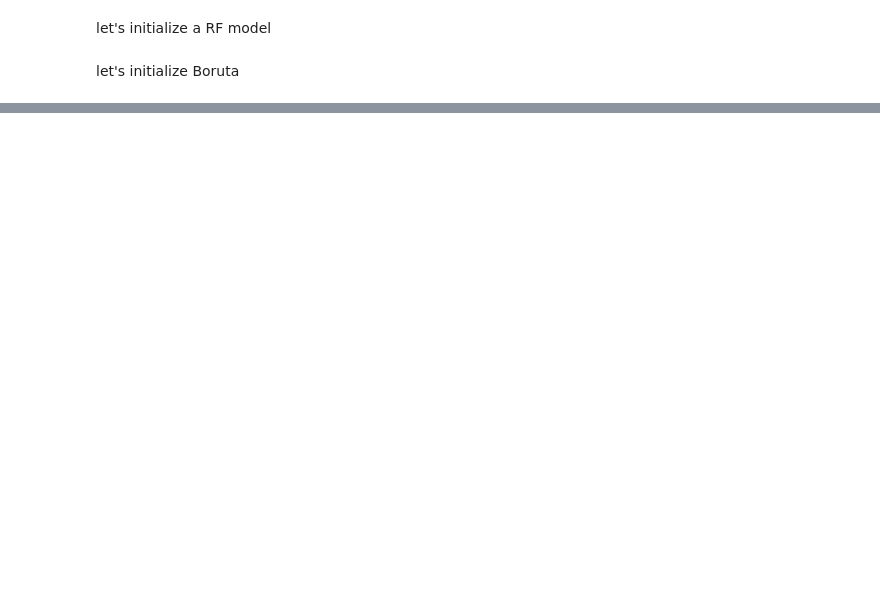
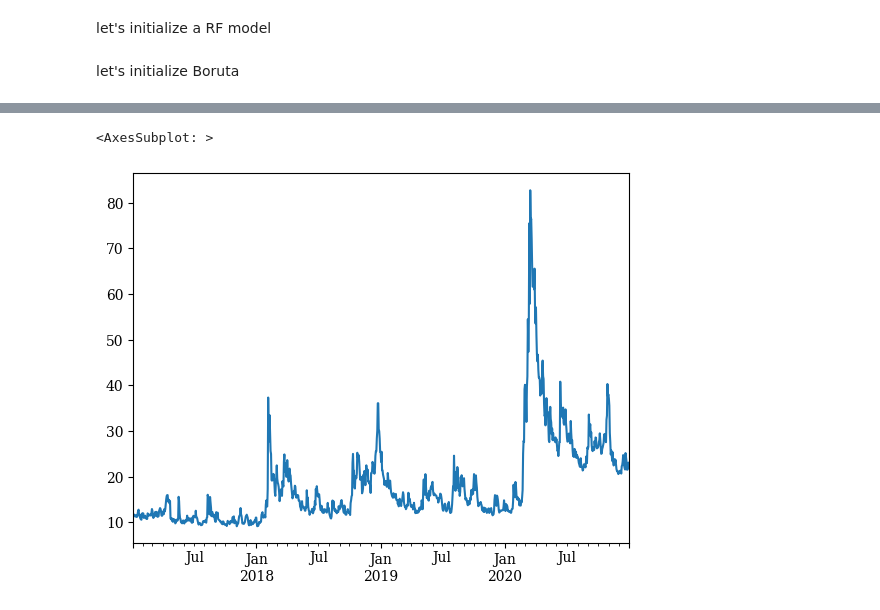
Before and after one commit to haakoris/Master, a Jupyter notebook: feature_selection/feature_selection.ipynb, the cells around one changed output, grey strips where cells are left out. Saved outputs shown, nothing was run; the diff lists cells and outputs as text; code cells hidden in the pictures; blank space fills up the shorter version.

```diff
--- a/feature_selection/feature_selection.ipynb
+++ b/feature_selection/feature_selection.ipynb
@@ -172,0 +1041,5 @@ array([ 1, 14, 12, 37, 17, 21,  5, 31, 35, 18, 15, 27,  6, 24,  1,  3, 11,
+# %%
+val_df.VIX.plot()
+# %% [output]
+<AxesSubplot: >
+[figure, added]
```
Also changed, not shown: parts of 89 cells of this notebook, 4 other files.
